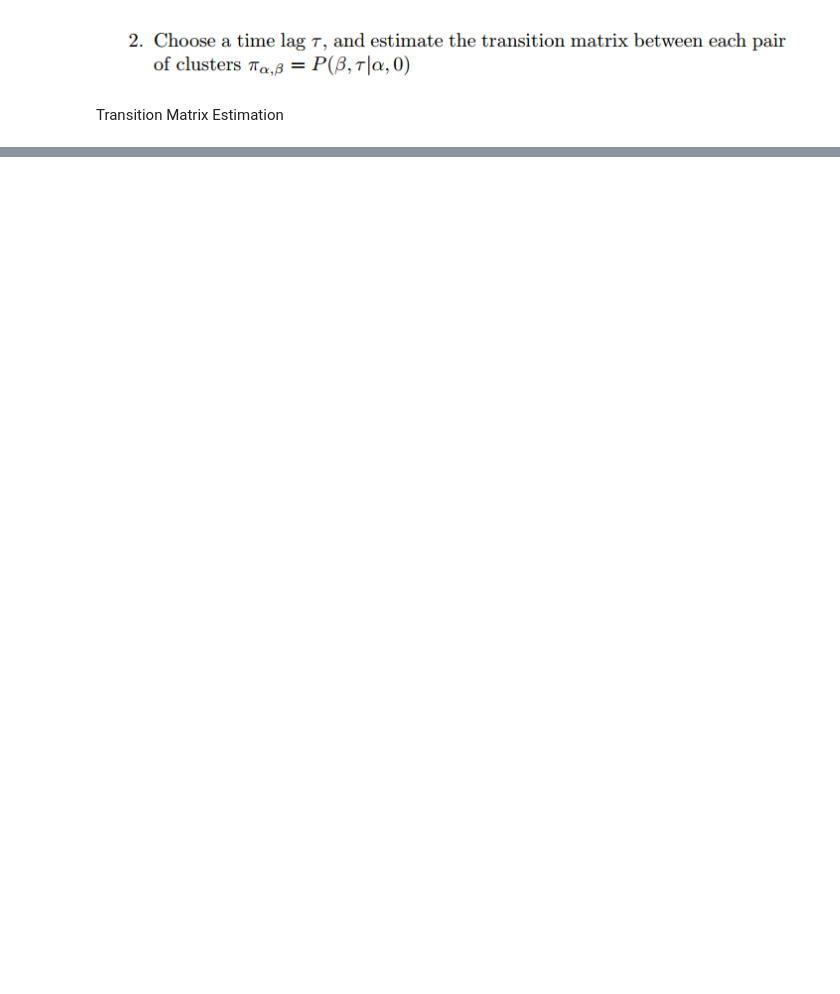
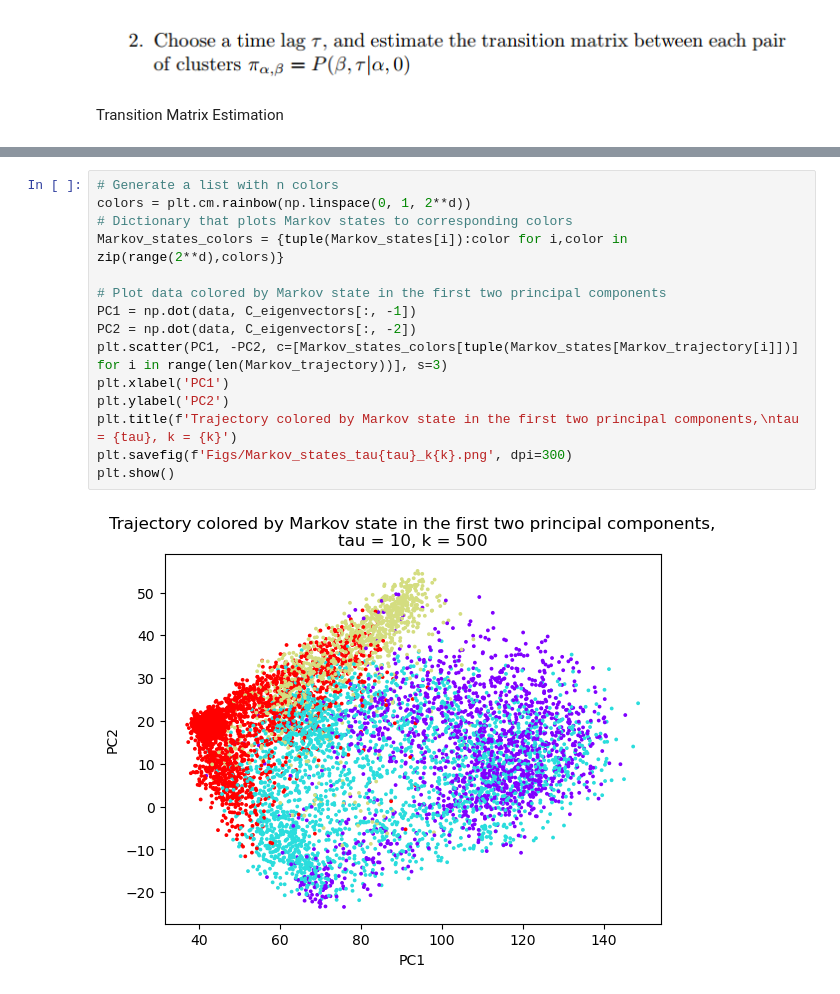
Before and after one commit to giusSacco/StatMech, a Jupyter notebook: UL/Ex2/markov_state_model.ipynb, the cells around one changed output, grey strips where cells are left out. Saved outputs shown, nothing was run; the diff lists cells and outputs as text; blank space fills up the shorter version.

```diff
--- a/UL/Ex2/markov_state_model.ipynb
+++ b/UL/Ex2/markov_state_model.ipynb
@@ -104,0 +219,17 @@ plt.show()
+# %%
+# Generate a list with n colors
+colors = plt.cm.rainbow(np.linspace(0, 1, 2**d))
+# Dictionary that plots Markov states to corresponding colors
+Markov_states_colors = {tuple(Markov_states[i]):color for i,color in zip(range(2**d),colors)}
+
+# Plot data colored by Markov state in the first two principal components
+PC1 = np.dot(data, C_eigenvectors[:, -1])
+PC2 = np.dot(data, C_eigenvectors[:, -2])
+plt.scatter(PC1, -PC2, c=[Markov_states_colors[tuple(Markov_states[Markov_trajectory[i]])] for i in range(len(Markov_trajectory))], s=3)
+plt.xlabel('PC1')
+plt.ylabel('PC2')
+plt.title(f'Trajectory colored by Markov state in the first two principal components,\ntau = {tau}, k = {k}')
+plt.savefig(f'Figs/Markov_states_tau{tau}_k{k}.png', dpi=300)
+plt.show()
+# %% [output]
+[figure, added]
```
Also changed, not shown: parts of 14 cells of this notebook, 26 other files.
